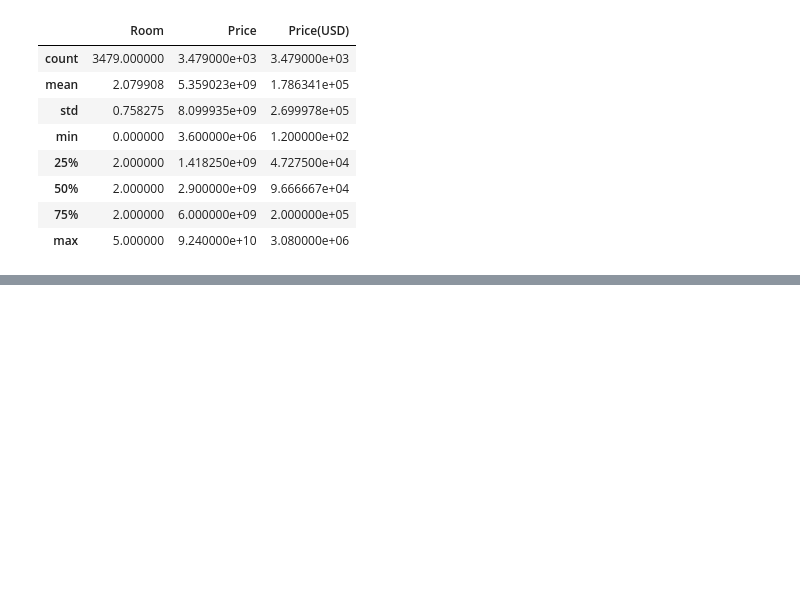
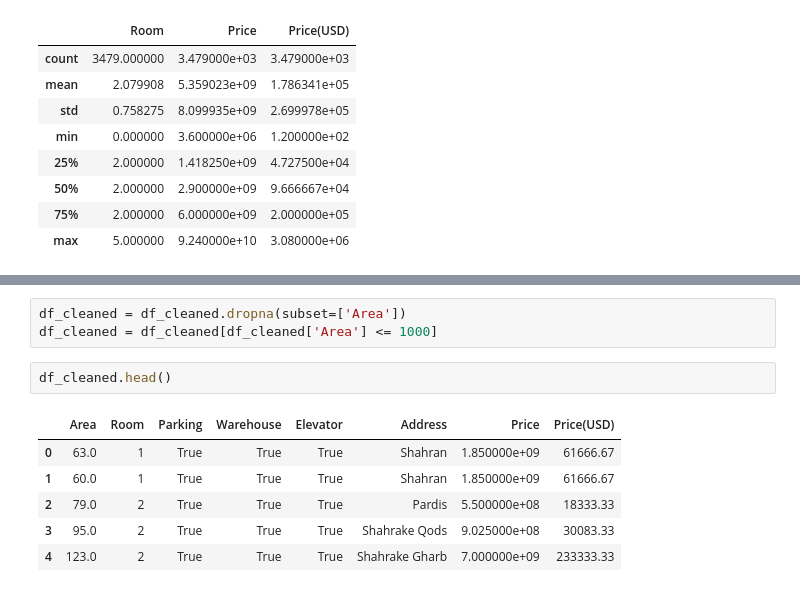
Before and after one commit to Anitatorki/Tehran-Real-Estate-Price-Prediction, a Jupyter notebook: TehranPricePrediction.ipynb, the cells around one changed output, grey strips where cells are left out. Saved outputs shown, nothing was run; the diff lists cells and outputs as text; blank space fills up the shorter version.

```diff
--- a/TehranPricePrediction.ipynb
+++ b/TehranPricePrediction.ipynb
@@ -81,0 +73,12 @@ print(df)
+# %%
+df_cleaned = df_cleaned.dropna(subset=['Area'])
+df_cleaned = df_cleaned[df_cleaned['Area'] <= 1000]
+# %%
+df_cleaned.head()
+# %% [output]
+|  | Area | Room | Parking | Warehouse | Elevator | Address | Price | Price(USD) |
+| 0 | 63.0 | 1 | True | True | True | Shahran | 1.850000e+09 | 61666.67 |
+| 1 | 60.0 | 1 | True | True | True | Shahran | 1.850000e+09 | 61666.67 |
+| 2 | 79.0 | 2 | True | True | True | Pardis | 5.500000e+08 | 18333.33 |
+| 3 | 95.0 | 2 | True | True | True | Shahrake Qods | 9.025000e+08 | 30083.33 |
+| 4 | 123.0 | 2 | True | True | True | Shahrake Gharb | 7.000000e+09 | 233333.33 |
```
Also changed, not shown: parts of 14 cells of this notebook.
